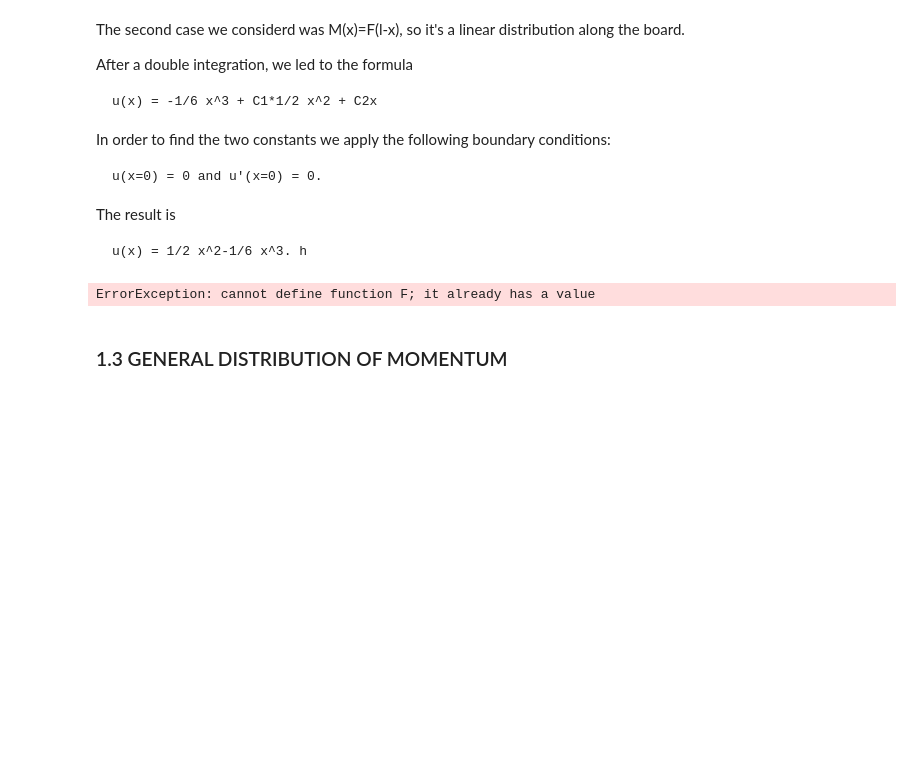
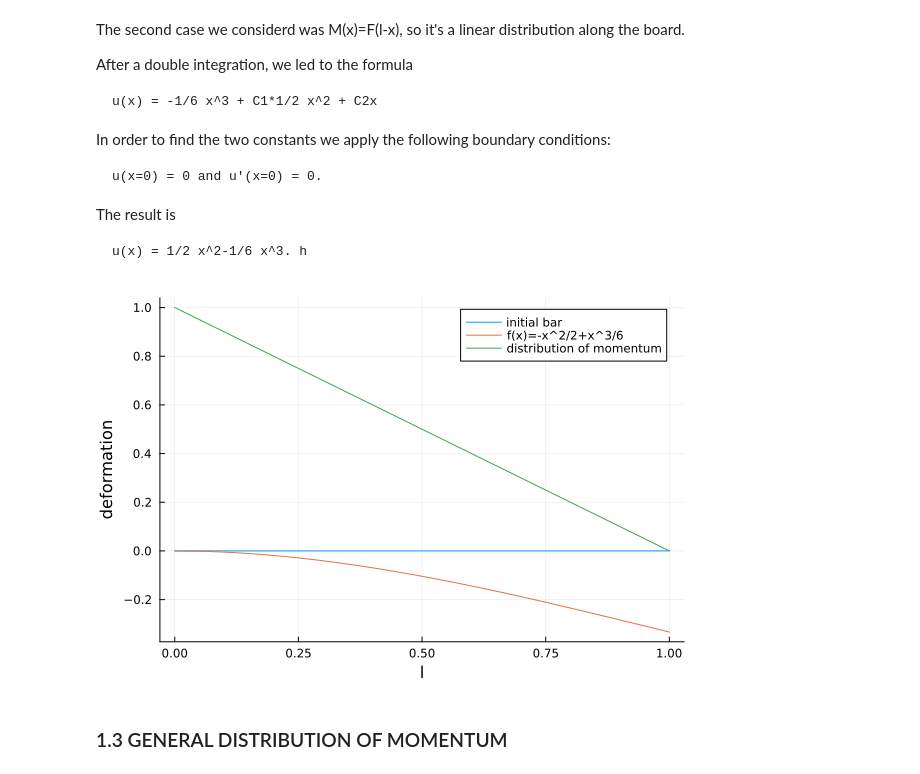
Before and after one commit to Kstreme/ENSAM-TUD01_G1, a Jupyter notebook: DAY 1 group 1.ipynb, the cells around one changed output. Drawn from its saved outputs; the diff is of its cells as text; code cells hidden in the pictures; blank space fills up the shorter version.

```diff
--- a/DAY 1 group 1.ipynb
+++ b/DAY 1 group 1.ipynb
@@ -73,26 +73,26 @@ The result is
 # %%
 using Plots
 
-l=1
+l1=1
 
-F(x)= 1+0*x
-M(x)= F(x).*(l-x)
+F1(x)= 1
+M1(x)= F1.(x).*(l-x)
 
 
-f(x) = -x^2/2+x^3/6
+f1(x) = -x^2/2+x^3/6
 
 x_values= range(0,l,50)
 
-y_values=f.(x_values)
+y_values=f1.(x_values)
 
-m_values=M.(x_values)
+m_values=M1.(x_values)
 
 
 plot(x_values,0*x_values,label="initial bar")
 plot!(x_values,y_values,label="f(x)=-x^2/2+x^3/6",xlabel="l",ylabel="deformation")
 plot!(x_values, m_values, label="distribution of momentum")
 # %% [output]
-ErrorException: cannot define function F; it already has a value
+[figure, added]
 # %% [markdown]
 ### 1.3 GENERAL DISTRIBUTION OF MOMENTUM
 # %% [markdown]
```
Also changed, not shown: parts of 2 cells of this notebook.
